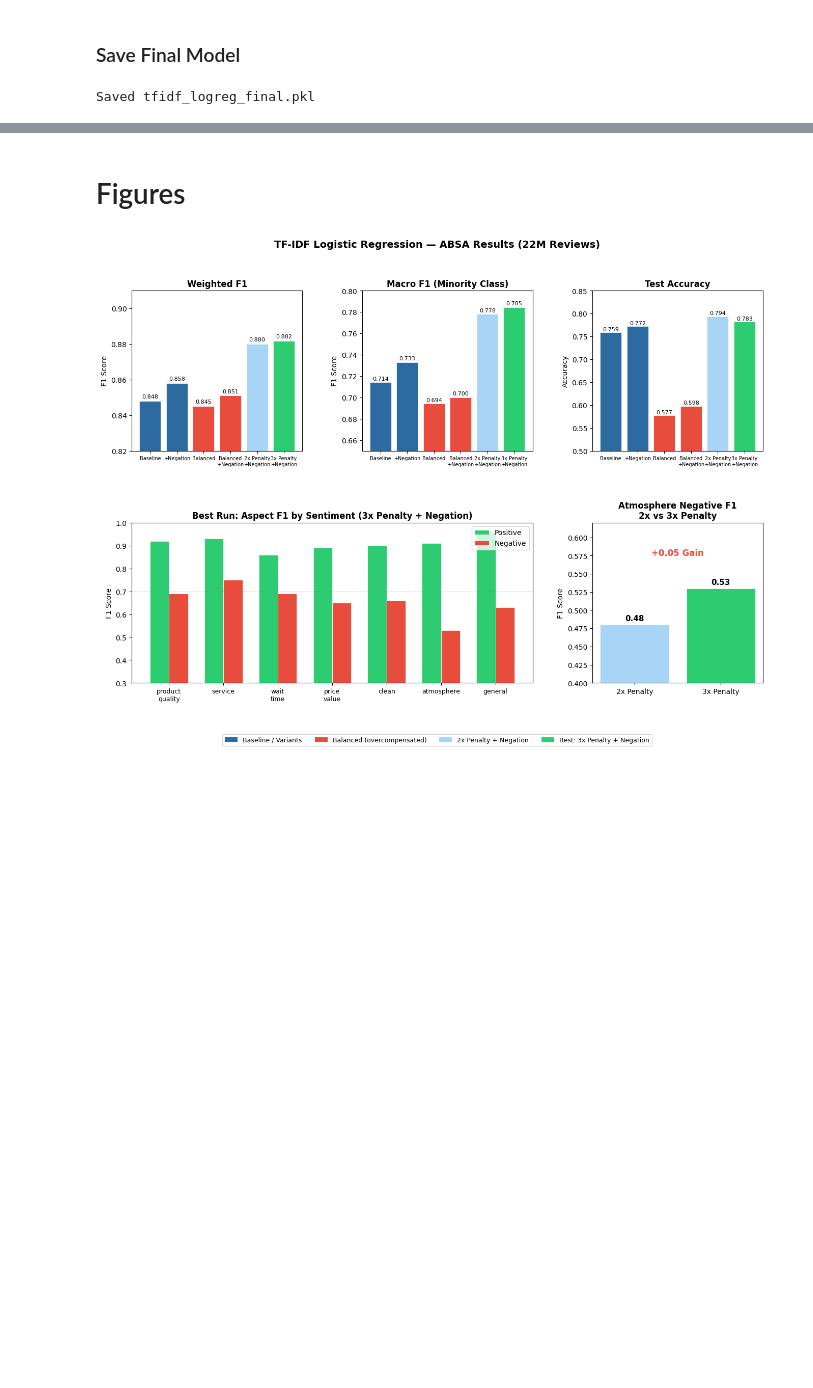
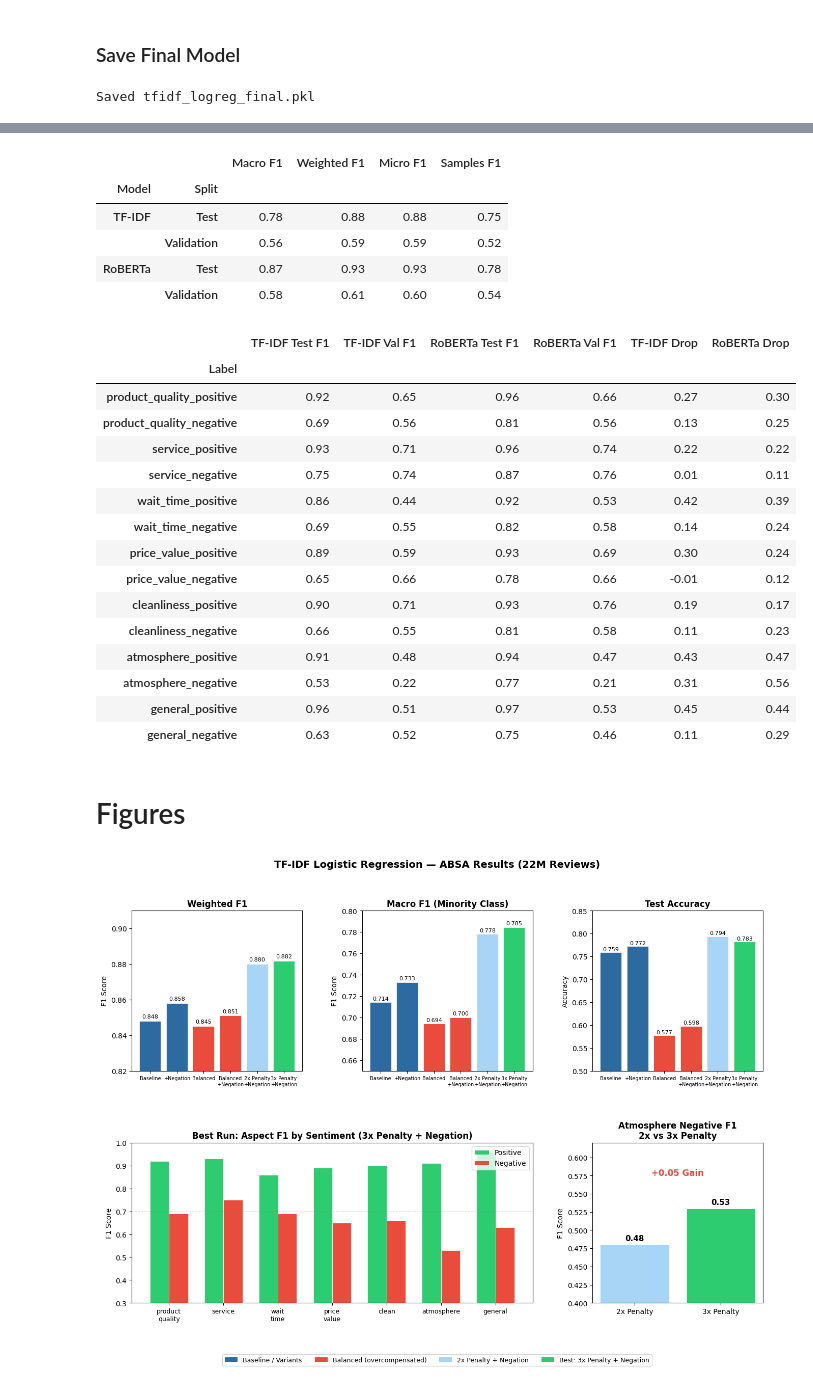
Before and after one commit to zmosDS/google_review_insights, a Jupyter notebook: notebooks/05b_model_tfidf.ipynb, the cells around one changed output, grey strips where cells are left out. Drawn from its saved outputs; the diff is of its cells as text; code cells hidden in the pictures; blank space fills up the shorter version.

```diff
--- a/notebooks/05_model_tfidf.ipynb
+++ b/notebooks/05b_model_tfidf.ipynb
@@ -451,3 +504,66 @@ Saved tfidf_logreg_final.pkl
+# %%
+import pandas as pd
+
+labels = [
+    'product_quality_positive', 'product_quality_negative',
+    'service_positive', 'service_negative',
+    'wait_time_positive', 'wait_time_negative',
+    'price_value_positive', 'price_value_negative',
+    'cleanliness_positive', 'cleanliness_negative',
+    'atmosphere_positive', 'atmosphere_negative',
+    'general_positive', 'general_negative'
+]
+
+data = {
+    'Label':                    labels,
+    'TF-IDF Test F1':           [0.92, 0.69, 0.93, 0.75, 0.86, 0.69, 0.89, 0.65, 0.90, 0.66, 0.91, 0.53, 0.96, 0.63],
+    'TF-IDF Val F1':            [0.65, 0.56, 0.71, 0.74, 0.44, 0.55, 0.59, 0.66, 0.71, 0.55, 0.48, 0.22, 0.51, 0.52],
+    'RoBERTa Test F1':          [0.96, 0.81, 0.96, 0.87, 0.92, 0.82, 0.93, 0.78, 0.93, 0.81, 0.94, 0.77, 0.97, 0.75],
+    'RoBERTa Val F1':           [0.66, 0.56, 0.74, 0.76, 0.53, 0.58, 0.69, 0.66, 0.76, 0.58, 0.47, 0.21, 0.53, 0.46],
+}
+
+df_compare = pd.DataFrame(data).set_index('Label')
+df_compare['TF-IDF Drop'] = (df_compare['TF-IDF Test F1'] - df_compare['TF-IDF Val F1']).round(2)
+df_compare['RoBERTa Drop'] = (df_compare['RoBERTa Test F1'] - df_compare['RoBERTa Val F1']).round(2)
+
+pd.set_option('display.float_format', '{:.2f}'.format)
+
+summary = pd.DataFrame({
+    'Macro F1':    [0.7846, 0.5636, 0.8724, 0.5842],
+    'Weighted F1': [0.8817, 0.5948, 0.9266, 0.6051],
+    'Micro F1':    [0.88,   0.59,   0.93,   0.60],
+    'Samples F1':  [0.75,   0.52,   0.78,   0.54],
+}, index=pd.MultiIndex.from_tuples([
+    ('TF-IDF',  'Test'),
+    ('TF-IDF',  'Validation'),
+    ('RoBERTa', 'Test'),
+    ('RoBERTa', 'Validation'),
+], names=['Model', 'Split']))
+
+display(summary,df_compare)
+# %% [output]
+|  |  | Macro F1 | Weighted F1 | Micro F1 | Samples F1 |
+| Model | Split |  |  |  |  |
+| TF-IDF | Test | 0.78 | 0.88 | 0.88 | 0.75 |
+|  | Validation | 0.56 | 0.59 | 0.59 | 0.52 |
+| RoBERTa | Test | 0.87 | 0.93 | 0.93 | 0.78 |
+|  | Validation | 0.58 | 0.61 | 0.60 | 0.54 |
+|  | TF-IDF Test F1 | TF-IDF Val F1 | RoBERTa Test F1 | RoBERTa Val F1 | TF-IDF Drop | RoBERTa Drop |
+| Label |  |  |  |  |  |  |
+| product_quality_positive | 0.92 | 0.65 | 0.96 | 0.66 | 0.27 | 0.30 |
+| product_quality_negative | 0.69 | 0.56 | 0.81 | 0.56 | 0.13 | 0.25 |
+| service_positive | 0.93 | 0.71 | 0.96 | 0.74 | 0.22 | 0.22 |
+| service_negative | 0.75 | 0.74 | 0.87 | 0.76 | 0.01 | 0.11 |
+| wait_time_positive | 0.86 | 0.44 | 0.92 | 0.53 | 0.42 | 0.39 |
+| wait_time_negative | 0.69 | 0.55 | 0.82 | 0.58 | 0.14 | 0.24 |
+| price_value_positive | 0.89 | 0.59 | 0.93 | 0.69 | 0.30 | 0.24 |
+| price_value_negative | 0.65 | 0.66 | 0.78 | 0.66 | -0.01 | 0.12 |
+| cleanliness_positive | 0.90 | 0.71 | 0.93 | 0.76 | 0.19 | 0.17 |
+| cleanliness_negative | 0.66 | 0.55 | 0.81 | 0.58 | 0.11 | 0.23 |
+| atmosphere_positive | 0.91 | 0.48 | 0.94 | 0.47 | 0.43 | 0.47 |
+| atmosphere_negative | 0.53 | 0.22 | 0.77 | 0.21 | 0.31 | 0.56 |
+| general_positive | 0.96 | 0.51 | 0.97 | 0.53 | 0.45 | 0.44 |
+| general_negative | 0.63 | 0.52 | 0.75 | 0.46 | 0.11 | 0.29 |
 # %% [markdown]
 # Figures
 # %%
```
Also changed, not shown: parts of 4 cells of this notebook, 2 other files.
